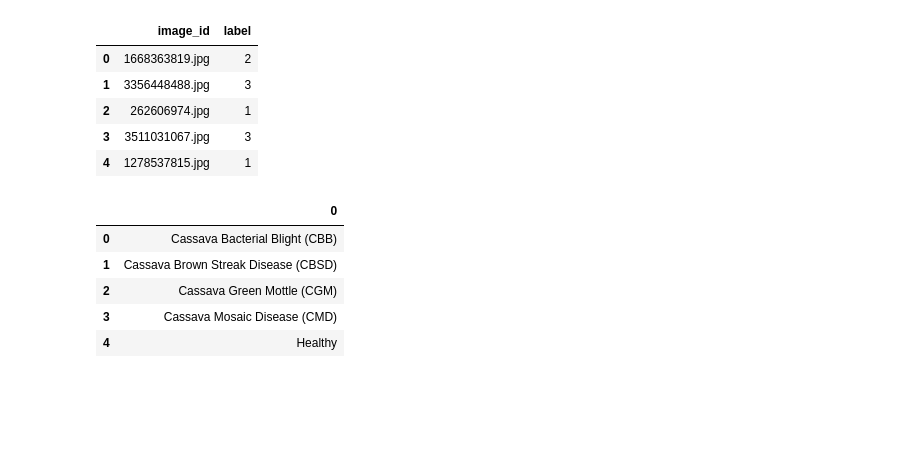
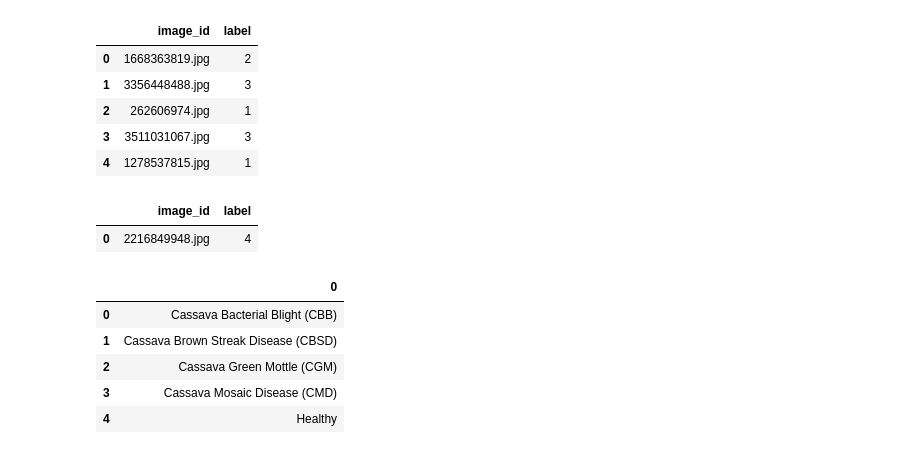
Before and after one commit to felixglush/kaggle-cassava-disease-classification, a Jupyter notebook: cassava.ipynb, the cells around one changed output. Drawn from its saved outputs; the diff is of its cells as text; code cells hidden in the pictures; blank space fills up the shorter version.

```diff
--- a/cassava.ipynb
+++ b/cassava.ipynb
@@ -61,7 +62,7 @@ import timm # pytorch-image-models implementations
 ## Preliminary data loading and setup
 # %%
 train = pd.read_csv(Config.data_csv, engine='python')
-
+test = pd.read_csv(Config.data_dir + '/sample_submission.csv', engine='python')
 if Config.debug:
     train = train.sample(n=200, random_state=Config.seed).reset_index(drop=True)
     Config.epochs = 1
@@ -74,6 +75,11 @@ train.head()
 | 2 | 262606974.jpg | 1 |
 | 3 | 3511031067.jpg | 3 |
 | 4 | 1278537815.jpg | 1 |
+# %%
+test.head()
+# %% [output]
+|  | image_id | label |
+| 0 | 2216849948.jpg | 4 |
 # %%
 label_map = pd.read_json(Config.data_dir + '/label_num_to_disease_map.json', orient='index')
 label_map
```
Also changed, not shown: parts of 5 cells of this notebook, 1 other file.
